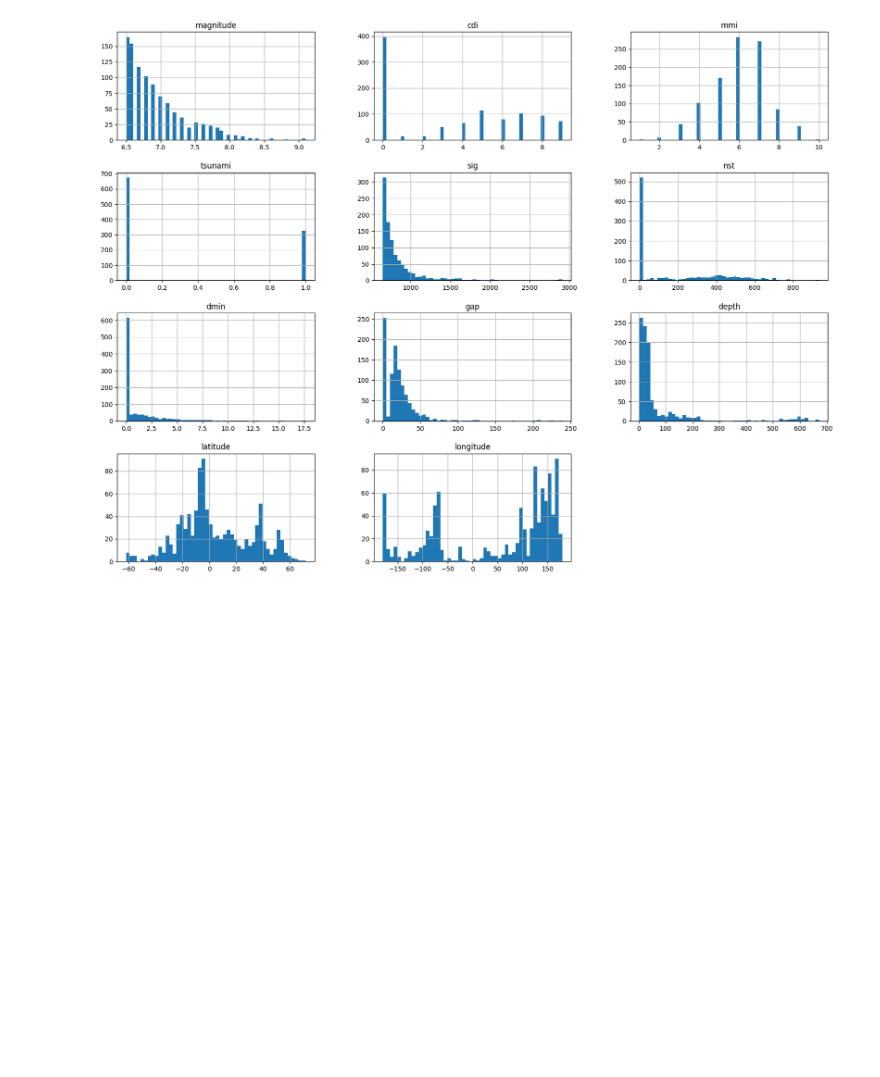
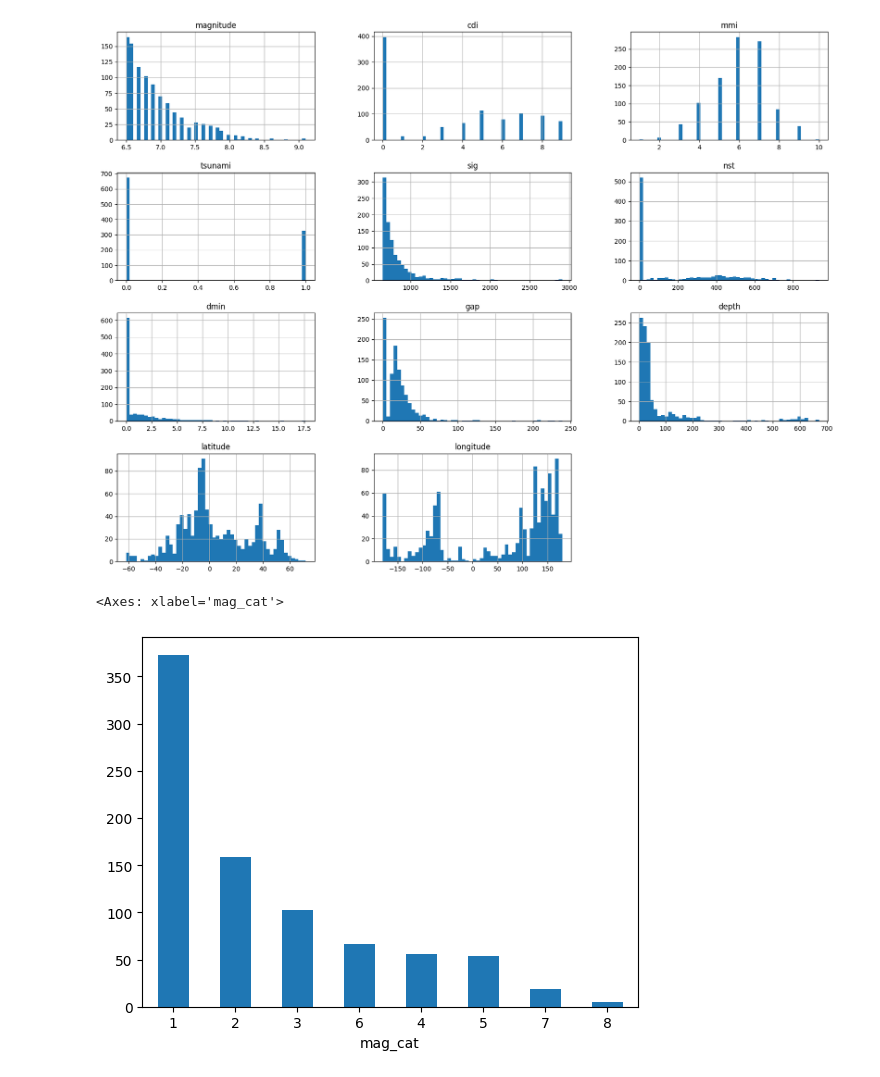
Before and after one commit to mt508/machine-learning-, a Jupyter notebook: Earthquack_predictions.ipynb, the cells around one changed output. Saved outputs shown, nothing was run; the diff lists cells and outputs as text; code cells hidden in the pictures; blank space fills up the shorter version.

```diff
--- a/Earthquack_predictions.ipynb
+++ b/Earthquack_predictions.ipynb
@@ -64,3 +66,13 @@ def split_train_test(data,test_ratio,id_column):
   return train_set,test_set
 # %%
 training_set,test_set=split_train_test(E_data,0.2,"id")
+# %%
+bins = [6.5, 6.8, 7.0, 7.2, 7.4, 7.6, 8.0, 8.5, 9.5]
+labels = [1, 2, 3, 4, 5, 6, 7, 8]
+# %%
+E_data["mag_cat"]=pd.cut(E_data["magnitude"],bins=bins,labels=labels)
+# %%
+E_data["mag_cat"].value_counts().sort_values(ascending=False).plot(kind="bar",rot=0)
+# %% [output]
+<Axes: xlabel='mag_cat'>
+[figure, added]
```
Also changed, not shown: parts of 1 cell of this notebook.
